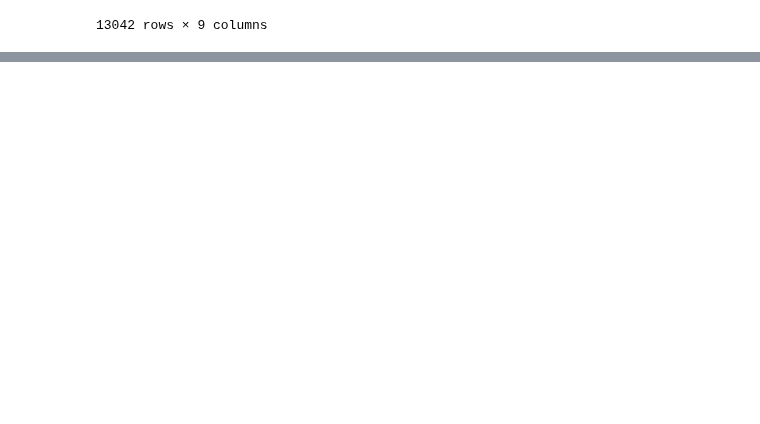
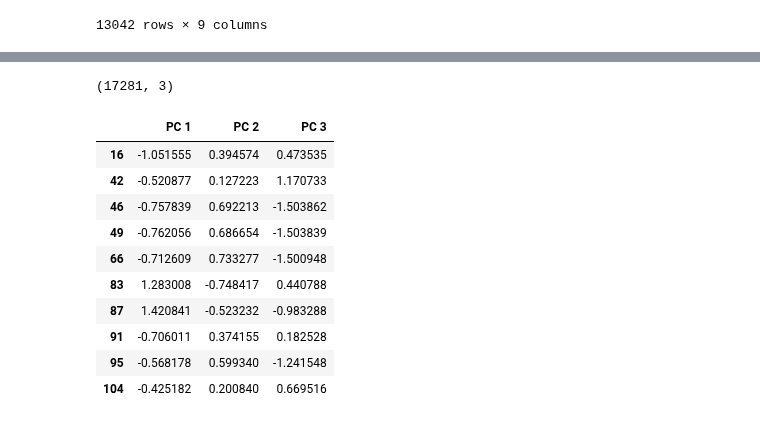
Before and after one commit to Jelsik/DataVisFinalProject-Pentagon, a Jupyter notebook: Cargo_Theft_Clustering.ipynb, the cells around one changed output, grey strips where cells are left out. Saved outputs shown, nothing was run; the diff lists cells and outputs as text; code cells hidden in the pictures; blank space fills up the shorter version.

```diff
--- a/Cargo_Theft_Clustering.ipynb
+++ b/Cargo_Theft_Clustering.ipynb
@@ -128,0 +131,8 @@ recov_df.drop_duplicates()
+# %%
+# Use get_dummies() to handle the categorical features.
+features = ["state_name", "population_group_code", "offense_code", "victim_type_code"]
+X_stolen = pd.get_dummies(stolen_df, columns = features)
+X_recov = pd.get_dummies(recov_df, columns = features)
+
+print(X_stolen.shape)
+print(X_recov.shape)
@@ -128,0 +142,13 @@ recov_df.drop_duplicates()
+# %%
+# Standardize the data with StandardScaler().
+stolenX_scaled = StandardScaler().fit_transform(X_stolen)
+recovX_scaled = StandardScaler().fit_transform(X_recov)
+# %%
+# Use PCA to reduce the stolen values DataFrame to three principal components.
+pca = PCA(n_components = 3, random_state = 0) # Use Random State of 0 for this one.
+pca_stolen = pca.fit_transform(stolenX_scaled)
+
+# Put the results into a DataFrame.
+stolenpca_df = pd.DataFrame(data = pca_stolen, columns = ["PC 1", "PC 2", "PC 3"], index = X_stolen.index)
+print(stolenpca_df.shape)
+stolenpca_df.head(10)
@@ -128,0 +168,21 @@ recov_df.drop_duplicates()
+# %%
+# Use PCA to reduce the recovered values DataFrame to three principal components.
+pca_recov = pca.fit_transform(recovX_scaled)
+
+# Put the results into a DataFrame.
+recovpca_df = pd.DataFrame(data = pca_recov, columns = ["PC 1", "PC 2", "PC 3"], index = X_recov.index)
+print(recovpca_df.shape)
+recovpca_df.head(10)
+# %% [output]
+(17281, 3)
+|  | PC 1 | PC 2 | PC 3 |
+| 16 | -1.051555 | 0.394574 | 0.473535 |
+| 42 | -0.520877 | 0.127223 | 1.170733 |
+| 46 | -0.757839 | 0.692213 | -1.503862 |
+| 49 | -0.762056 | 0.686654 | -1.503839 |
+| 66 | -0.712609 | 0.733277 | -1.500948 |
+| 83 | 1.283008 | -0.748417 | 0.440788 |
+| 87 | 1.420841 | -0.523232 | -0.983288 |
+| 91 | -0.706011 | 0.374155 | 0.182528 |
+| 95 | -0.568178 | 0.599340 | -1.241548 |
+| 104 | -0.425182 | 0.200840 | 0.669516 |
```
Also changed, not shown: parts of 3 cells of this notebook.
